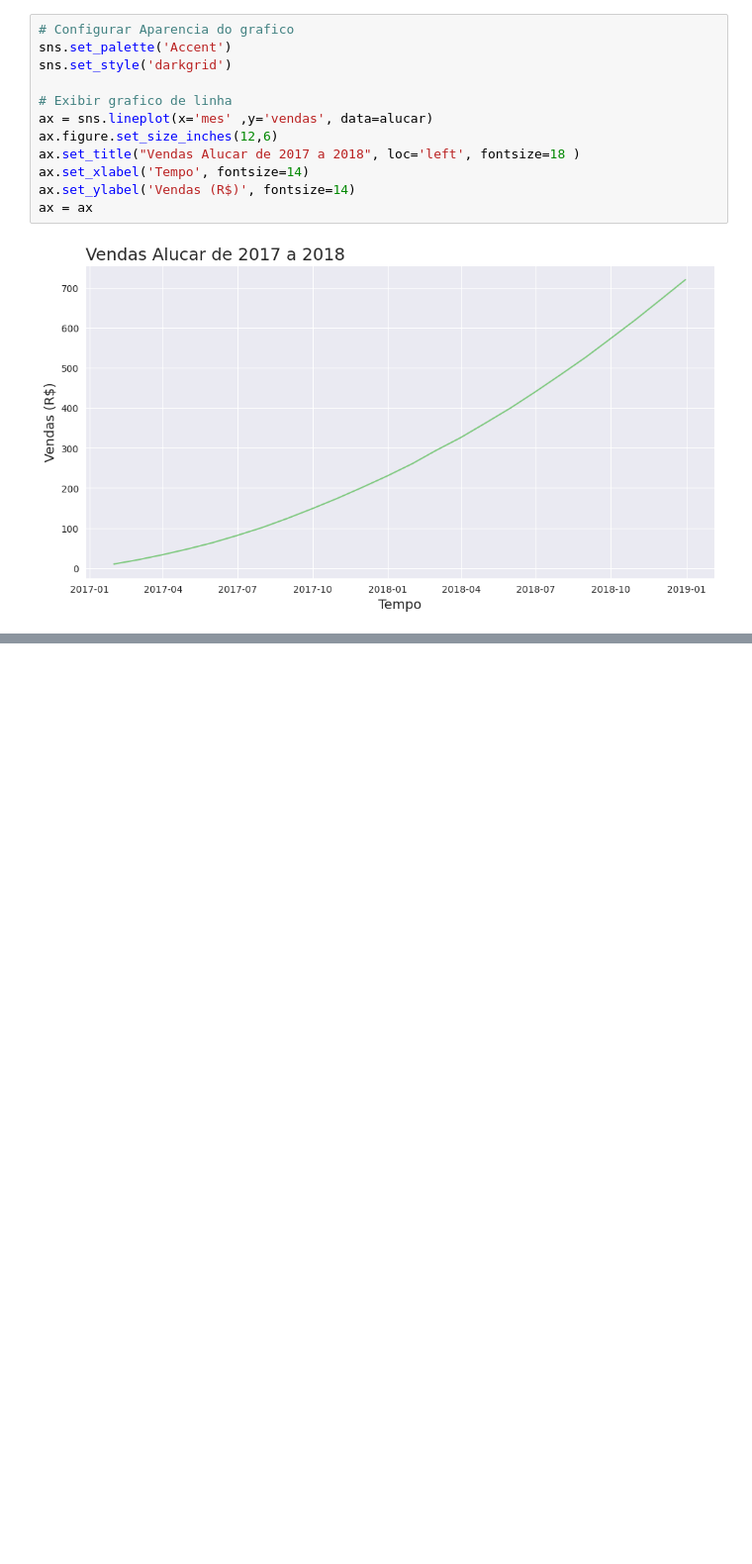
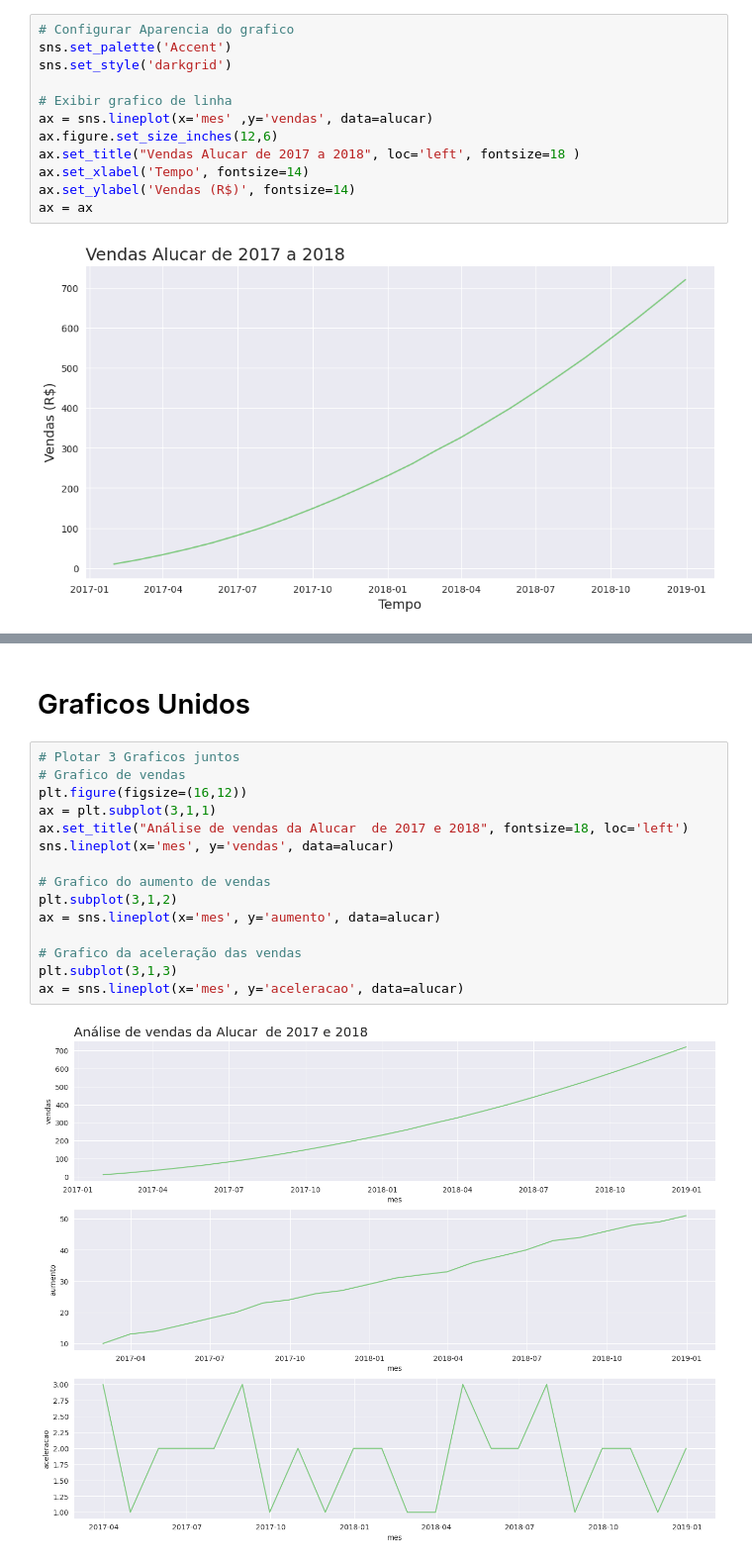
Before and after one commit to Patrick-Setubal/Data_Science_Analytics, a Jupyter notebook: alura_curso/formacao_data_science/SeriesTemporais/SeriesTemporais.ipynb, the cells around one changed output, grey strips where cells are left out. Shown: that part at 99% size. Saved outputs shown, nothing was run; the diff lists cells and outputs as text; blank space fills up the shorter version.

```diff
--- a/alura_curso/formacao_data_science/SeriesTemporais/SeriesTemporais.ipynb
+++ b/alura_curso/formacao_data_science/SeriesTemporais/SeriesTemporais.ipynb
@@ -57,0 +82,19 @@ ax = ax
+# %% [markdown]
+# Graficos Unidos
+# %%
+# Plotar 3 Graficos juntos
+# Grafico de vendas
+plt.figure(figsize=(16,12))
+ax = plt.subplot(3,1,1)
+ax.set_title("Análise de vendas da Alucar  de 2017 e 2018", fontsize=18, loc='left')
+sns.lineplot(x='mes', y='vendas', data=alucar)
+
+# Grafico do aumento de vendas
+plt.subplot(3,1,2)
+ax = sns.lineplot(x='mes', y='aumento', data=alucar)
+
+# Grafico da aceleração das vendas
+plt.subplot(3,1,3)
+ax = sns.lineplot(x='mes', y='aceleracao', data=alucar)
+# %% [output]
+[figure, added]
```
Also changed, not shown: parts of 9 cells of this notebook.
